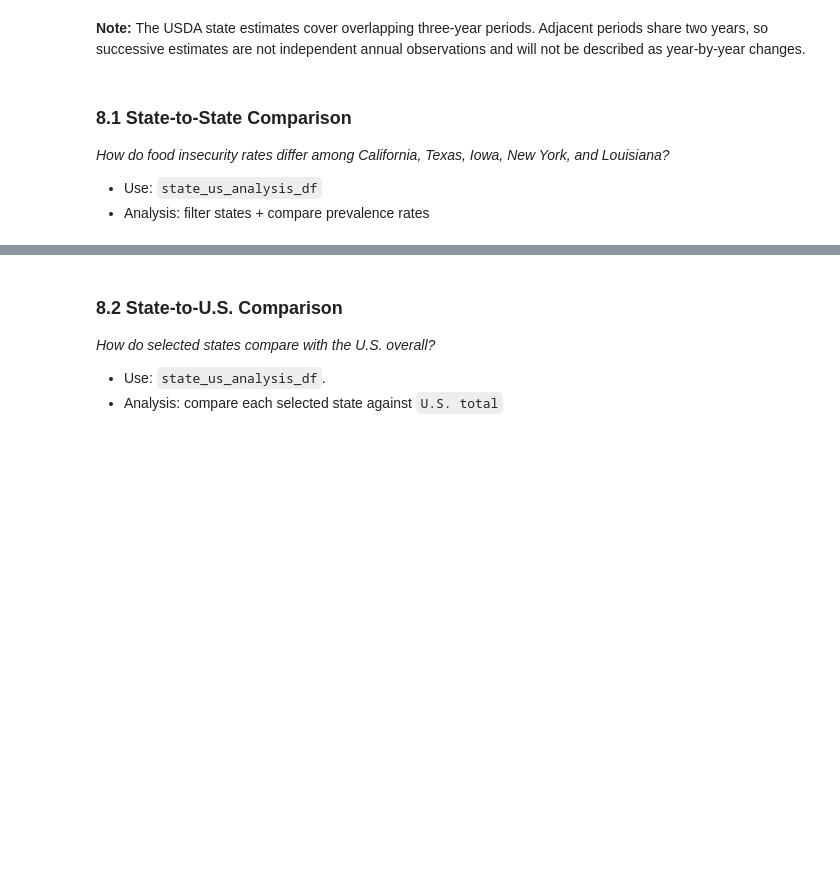
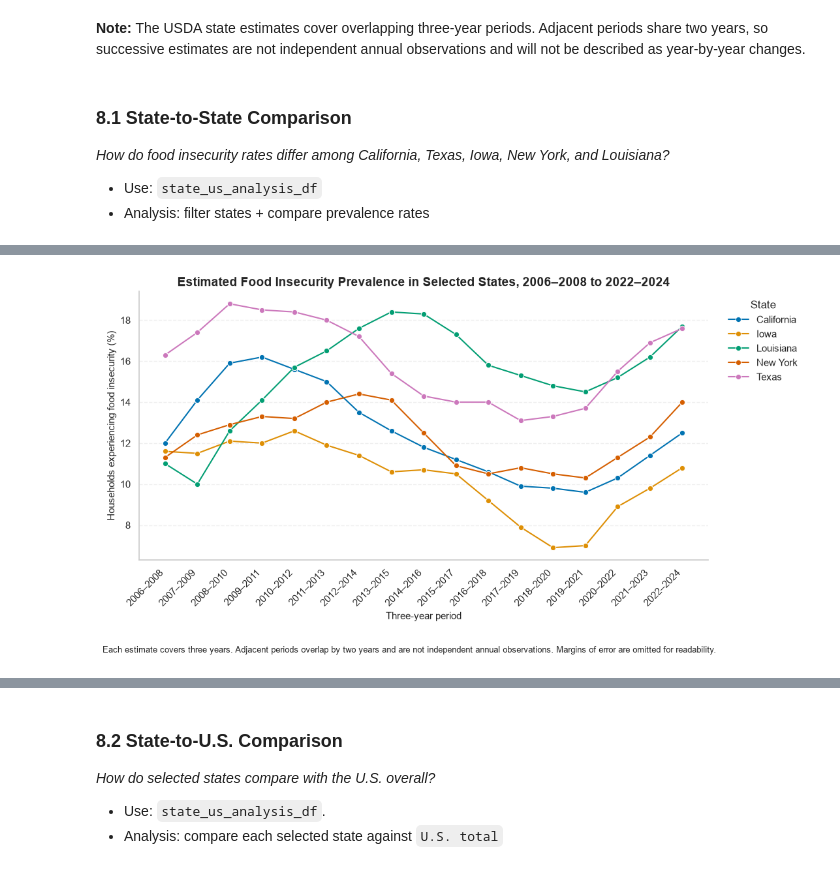
Before and after one commit to MichaelBujard/notebook-portfolio-project-0, a Jupyter notebook: notebooks/food_insecurity_analysis.ipynb, the cells around one changed output, grey strips where cells are left out. Saved outputs shown, nothing was run; the diff lists cells and outputs as text; code cells hidden in the pictures; blank space fills up the shorter version.

```diff
--- a/notebooks/food_insecurity_analysis.ipynb
+++ b/notebooks/food_insecurity_analysis.ipynb
@@ -1732,0 +1879,81 @@ Louisiana and Texas formed the highest-estimate group among the five selected st
+# %%
+historical_state_plot_df = historical_state_comparison_df.copy()
+
+historical_state_plot_df['state_name'] = (
+    historical_state_plot_df['geography']
+    .map(state_name_map)
+)
+
+fig, ax = plt.subplots(figsize=(11, 6))
+
+sns.lineplot(
+    data=historical_state_plot_df,
+    x='period_end_year',
+    y='food_insecurity_prevalence',
+    hue='state_name',
+    hue_order=state_order,
+    palette=state_palette,
+    marker='o',
+    errorbar=None,
+    ax=ax
+)
+
+period_labels = (
+    historical_state_plot_df[
+        ['period_end_year', 'year']
+    ]
+    .drop_duplicates()
+    .sort_values('period_end_year')
+)
+
+ax.set_xticks(period_labels['period_end_year'])
+
+ax.set_xticklabels(
+    period_labels['year'],
+    rotation=45,
+    ha='right'
+)
+
+ax.set(
+    title=(
+        'Estimated Food Insecurity Prevalence in Selected States, '
+        '2006–2008 to 2022–2024'
+    ),
+    xlabel='Three-year period',
+    ylabel='Households experiencing food insecurity (%)'
+)
+
+ax.grid(
+    axis='y',
+    linestyle='--',
+    alpha=0.3
+)
+
+ax.legend(
+    title='State',
+    bbox_to_anchor=(1.02, 1),
+    loc='upper left'
+)
+
+ax.xaxis.grid(False)
+
+ax.set_axisbelow(True)
+
+fig.text(
+    0.01,
+    0.01,
+    (
+        'Each estimate covers three years. Adjacent periods overlap by two years '
+        'and are not independent annual observations. Margins of error are '
+        'omitted for readability.'
+    ),
+    fontsize=9
+)
+
+plt.tight_layout(
+    rect=[0, 0.06, 1, 1]
+)
+
+plt.show()
+# %% [output]
+[figure, added]
```
Also changed, not shown: parts of 10 cells of this notebook.
